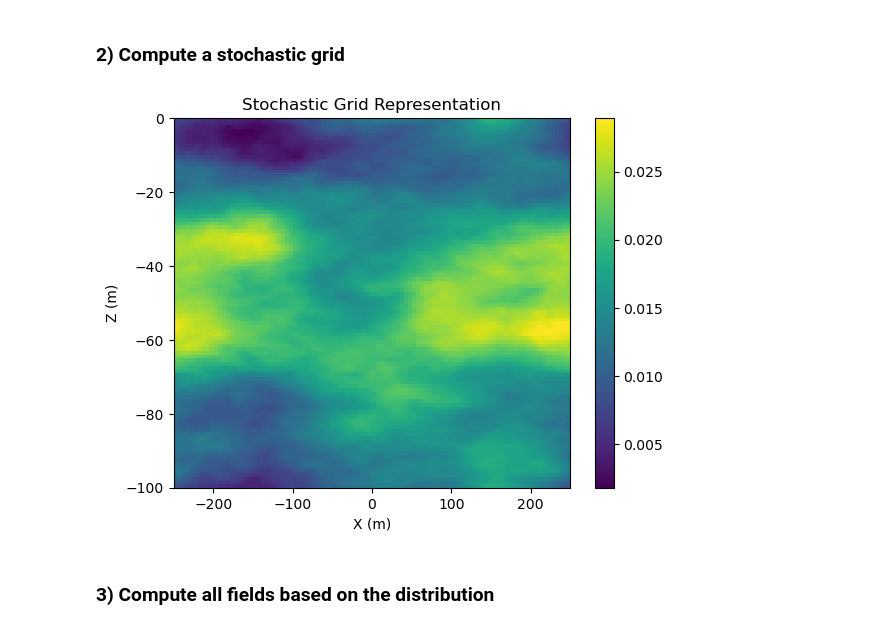
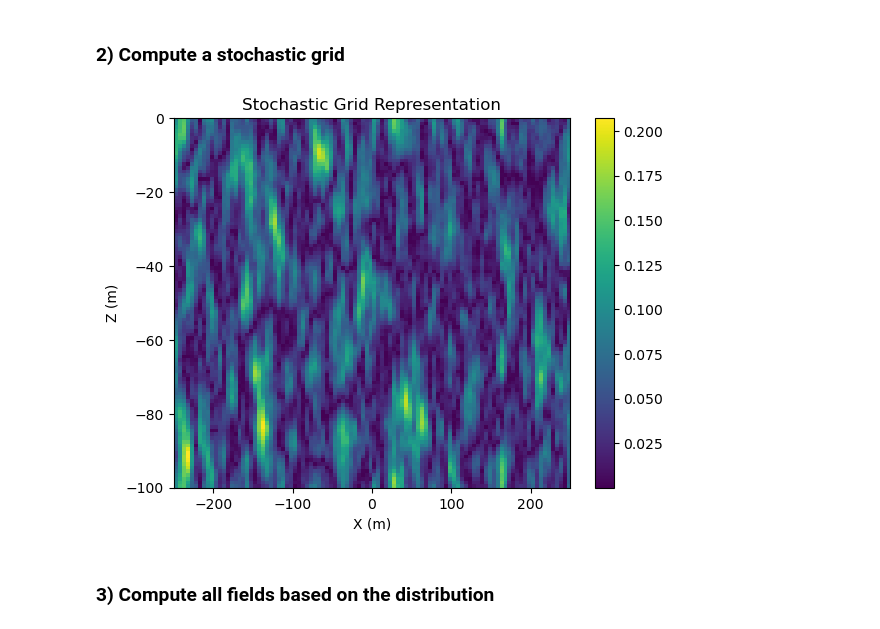
Before and after one commit to tguyonneau/sem2dpack, a Jupyter notebook: JUPYTER/Stage_Theo/Grid_Generation/Grid_Generation_Notebook.ipynb, the cells around one changed output. Saved outputs shown, nothing was run; the diff lists cells and outputs as text; code cells hidden in the pictures.

```diff
--- a/JUPYTER/Stage_Theo/Grid_Generation/Grid_Generation_Notebook.ipynb
+++ b/JUPYTER/Stage_Theo/Grid_Generation/Grid_Generation_Notebook.ipynb
@@ -88,37 +88,38 @@ xmin = -250
 xmax = 250
 zmin = -100
 zmax = 0
 Lx = xmax - xmin
 Lz = zmax - zmin
 Nx = 100
 Nz = 100
 
 # Distribution parameters
 sigma = 1
-Lc_x = Lx/2
-Lc_z = Lz/4
+Lc_x = 10
+Lc_z = 10
 nu = 1
 
+#Changer seulement Lc_x
 #------------------------------------
 
 # Computations
 X = np.linspace(xmin, xmax, Nx)
 Z = np.linspace(zmin, zmax, Nz)
 kx, kz = compute_spatial_frequencies(Lx, Lz, Nx, Nz)
 S = compute_Von_Karman_SPD(kx, kz, Lc_x, Lc_z, nu=nu)
 G = compute_field(S)
 
 # Plotting
 fig, ax = plt.subplots()
 im = ax.imshow(G, extent=[xmin, xmax, zmin, zmax])
-plt.colorbar(im, ax=ax)
+plt.colorbar(im, ax=ax, cmap='viridis_r')
 ax.set_title("Stochastic Grid Representation")
 ax.set_xlabel("X (m)")
 ax.set_ylabel("Z (m)")
 ax.set_aspect('auto')
 plt.show()
 # %% [output]
-[figure, old version]
+[figure, new version]
 # %% [markdown]
 ### 3) Compute all fields based on the distribution
 # %%
```
Also changed, not shown: parts of 1 cell of this notebook, 24 other files.
